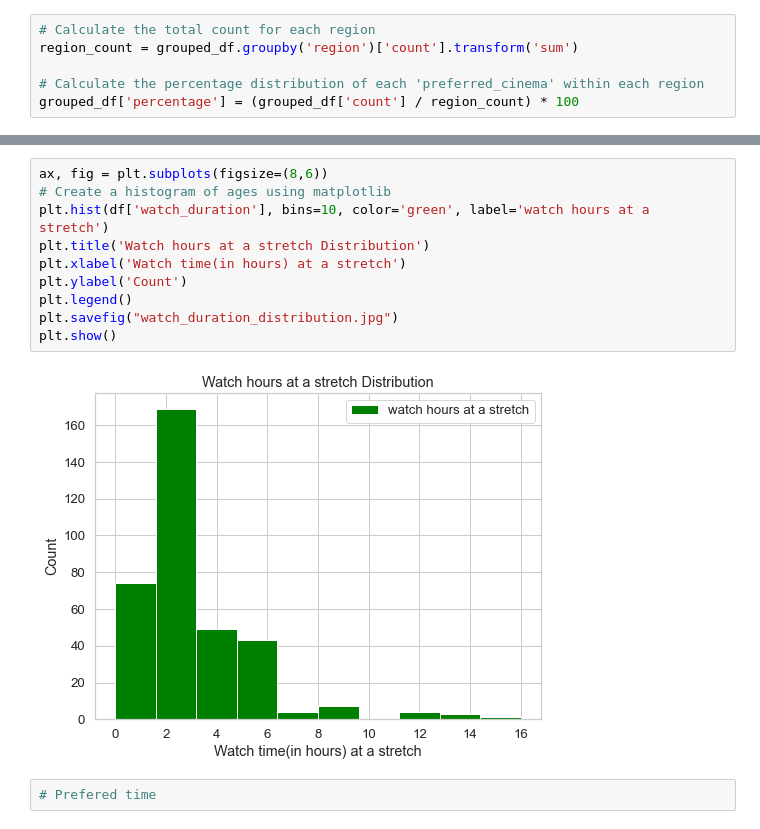
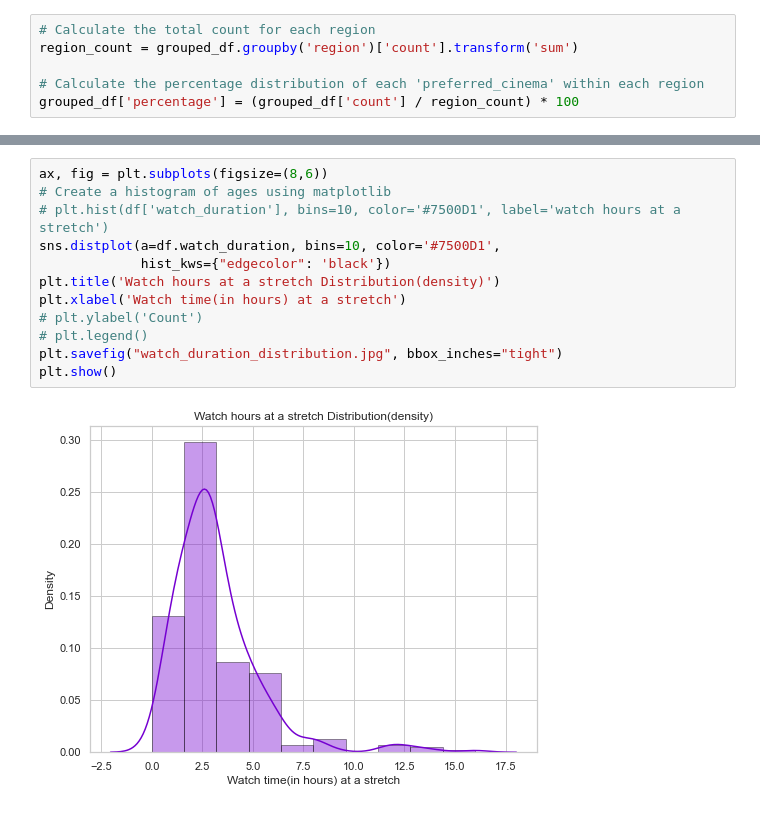
Before and after one commit to gunjitmittal/Stats-Project, a Jupyter notebook: Figures/Plots.ipynb, the cells around one changed output, grey strips where cells are left out. Saved outputs shown, nothing was run; the diff lists cells and outputs as text.

Commit message:
add updated plots

```diff
--- a/Figures/Plots.ipynb
+++ b/Figures/Plots.ipynb
@@ -632,14 +635,14 @@ plt.show()
 # %%
 ax, fig = plt.subplots(figsize=(8,6))
 # Create a histogram of ages using matplotlib
-plt.hist(df['watch_duration'], bins=10, color='green', label='watch hours at a stretch')
-plt.title('Watch hours at a stretch Distribution')
+# plt.hist(df['watch_duration'], bins=10, color='#7500D1', label='watch hours at a stretch')
+sns.distplot(a=df.watch_duration, bins=10, color='#7500D1',
+             hist_kws={"edgecolor": 'black'})
+plt.title('Watch hours at a stretch Distribution(density)')
 plt.xlabel('Watch time(in hours) at a stretch')
-plt.ylabel('Count')
-plt.legend()
-plt.savefig("watch_duration_distribution.jpg")
+# plt.ylabel('Count')
+# plt.legend()
+plt.savefig("watch_duration_distribution.jpg", bbox_inches="tight")
 plt.show()
 # %% [output]
-[figure, old version]
+[figure, new version]
-# %%
-# Prefered time
```
Also changed, not shown: parts of 18 cells of this notebook, 21 other files.
